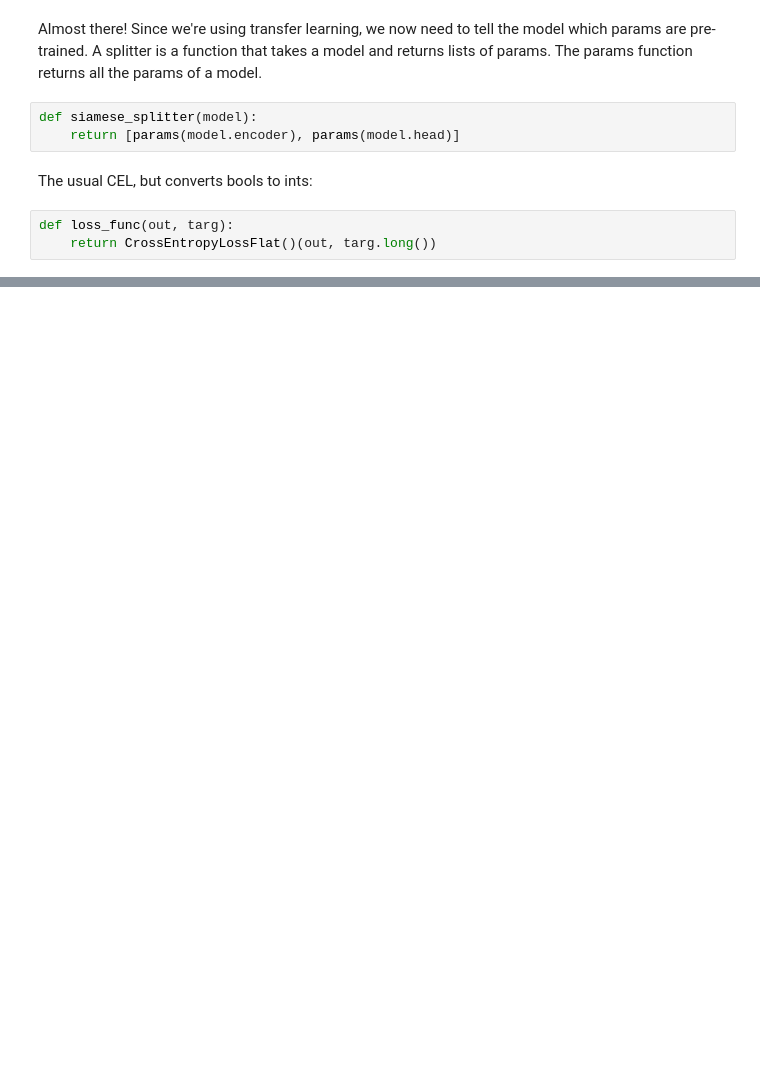
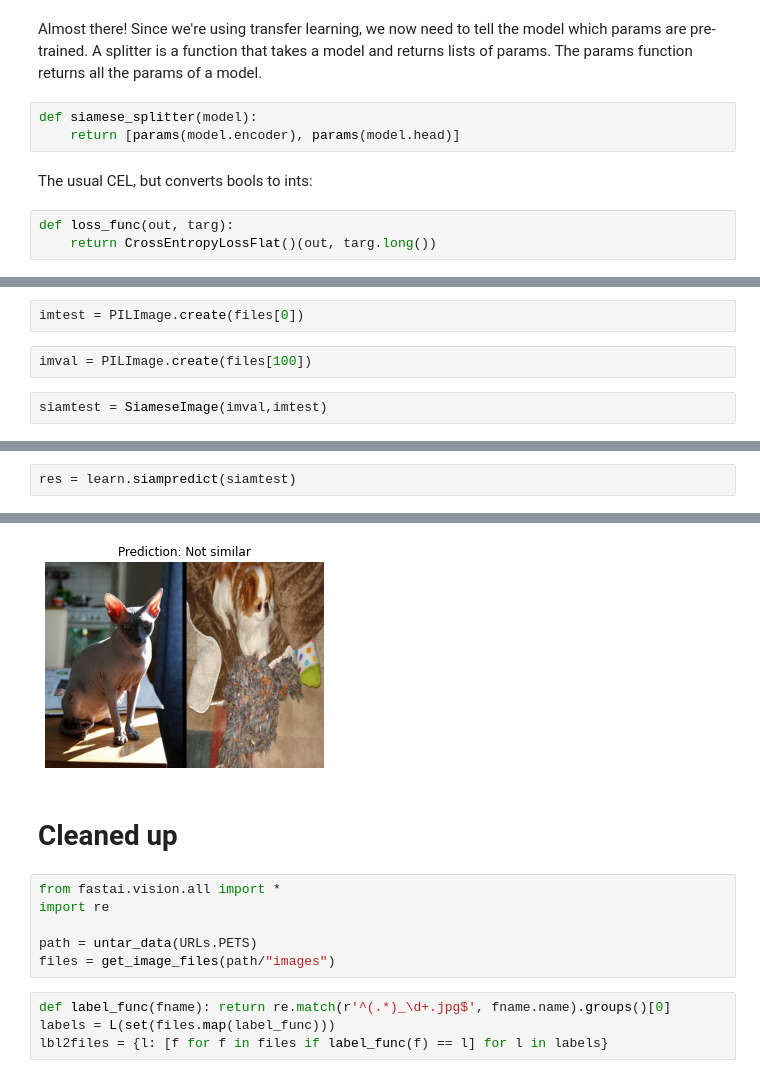
Before and after one commit to mccallion/rory, a Jupyter notebook: _20200916_siamese.ipynb, the cells around one changed output, grey strips where cells are left out. Cells and saved outputs as stored; diff of their text form; blank space fills up the shorter version.

```diff
--- a/_20200916_siamese.ipynb
+++ b/_20200916_siamese.ipynb
@@ -487,0 +591,6 @@ def loss_func(out, targ):
+# %%
+imtest = PILImage.create(files[0])
+# %%
+imval = PILImage.create(files[100])
+# %%
+siamtest = SiameseImage(imval,imtest)
@@ -487,0 +601,3 @@ def loss_func(out, targ):
+# %%
+res = learn.siampredict(siamtest)
+# %% [output]
@@ -487,0 +605,13 @@ def loss_func(out, targ):
+[figure, added]
+# %% [markdown]
+# Cleaned up
+# %%
+from fastai.vision.all import *
+import re
+
+path = untar_data(URLs.PETS)
+files = get_image_files(path/"images")
+# %%
+def label_func(fname): return re.match(r'^(.*)_\d+.jpg$', fname.name).groups()[0]
+labels = L(set(files.map(label_func)))
+lbl2files = {l: [f for f in files if label_func(f) == l] for l in labels}
```
Also changed, not shown: parts of 57 cells of this notebook.
